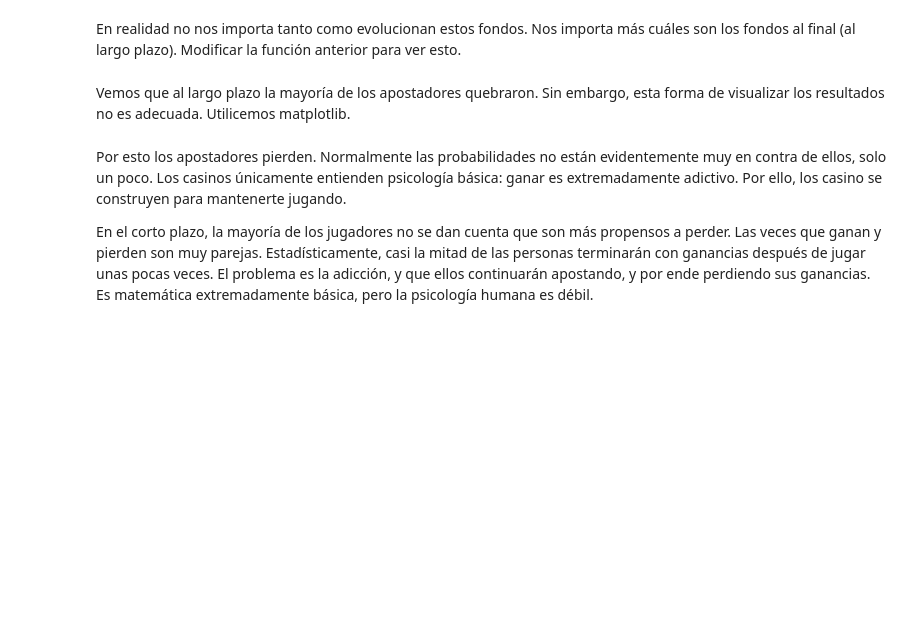
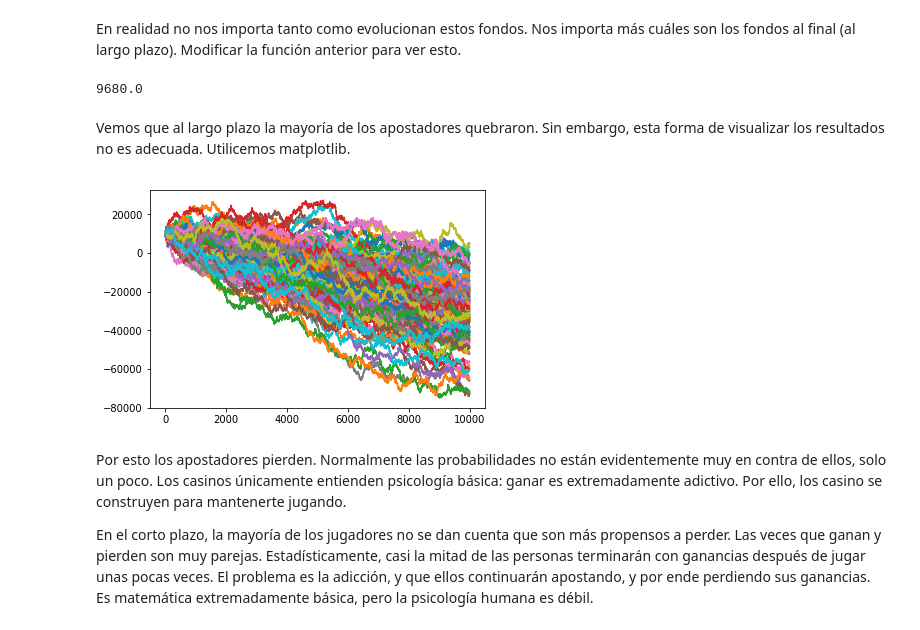
Before and after one commit to ArellanoMCarlos/SimMat2020P, a Jupyter notebook: Simulacion/SimulacionMontecarlo.ipynb, the cells around one changed output. Cells and saved outputs as stored; diff of their text form; code cells hidden in the pictures; blank space fills up the shorter version.

```diff
--- a/Simulacion/SimulacionMontecarlo.ipynb
+++ b/Simulacion/SimulacionMontecarlo.ipynb
@@ -152,13 +235,33 @@ Ahora, necesitamos crear un apostador. Empezaremos con uno extremadamente básic
 En realidad no nos importa tanto como evolucionan estos fondos. Nos importa más cuáles son los fondos al final (al largo plazo). Modificar la función anterior para ver esto.
 # %%
 # Función de apostador que devuelve los fondos al final de apostar una cantidad determinada de veces
+def apostador2(n_apuestas,cap0,apuesta):
+    sum_cap=cap0
+    for i in range(n_apuestas):
+        if juego():
+            sum_cap += apuesta
+        else:
+            sum_cap -= apuesta
+    return sum_cap
 # %%
 # (Montecarlo) Simular varios (100) escenarios en que se apuestan 50, 100, 1000 y 10000 veces.
+esc=100
+sec_esc=[]
+for i in range(esc):
+    sec_esc.append(apostador2(50,10000,200))
+np.mean(sec_esc)
+# %% [output]
+9680.0
 # %% [markdown]
 Vemos que al largo plazo la mayoría de los apostadores quebraron. Sin embargo, esta forma de visualizar los resultados no es adecuada. Utilicemos matplotlib.
 # %%
 # (Montecarlo) Simular varios (100) escenarios en que se apuestan 50, 100, 1000 y 10000 veces.
 # Usar la función apostador1 para que que grafique los fondos a través del tiempo.
+esc=100
+for i in range(esc):
+    plt.plot(apostador(10000,10000,200))
+# %% [output]
+[figure, added]
 # %% [markdown]
 Por esto los apostadores pierden. Normalmente las probabilidades no están evidentemente muy en contra de ellos, solo un poco. Los casinos únicamente entienden psicología básica: ganar es extremadamente adictivo. Por ello, los casino se construyen para mantenerte jugando.
 
```
Also changed, not shown: parts of 22 cells of this notebook.
